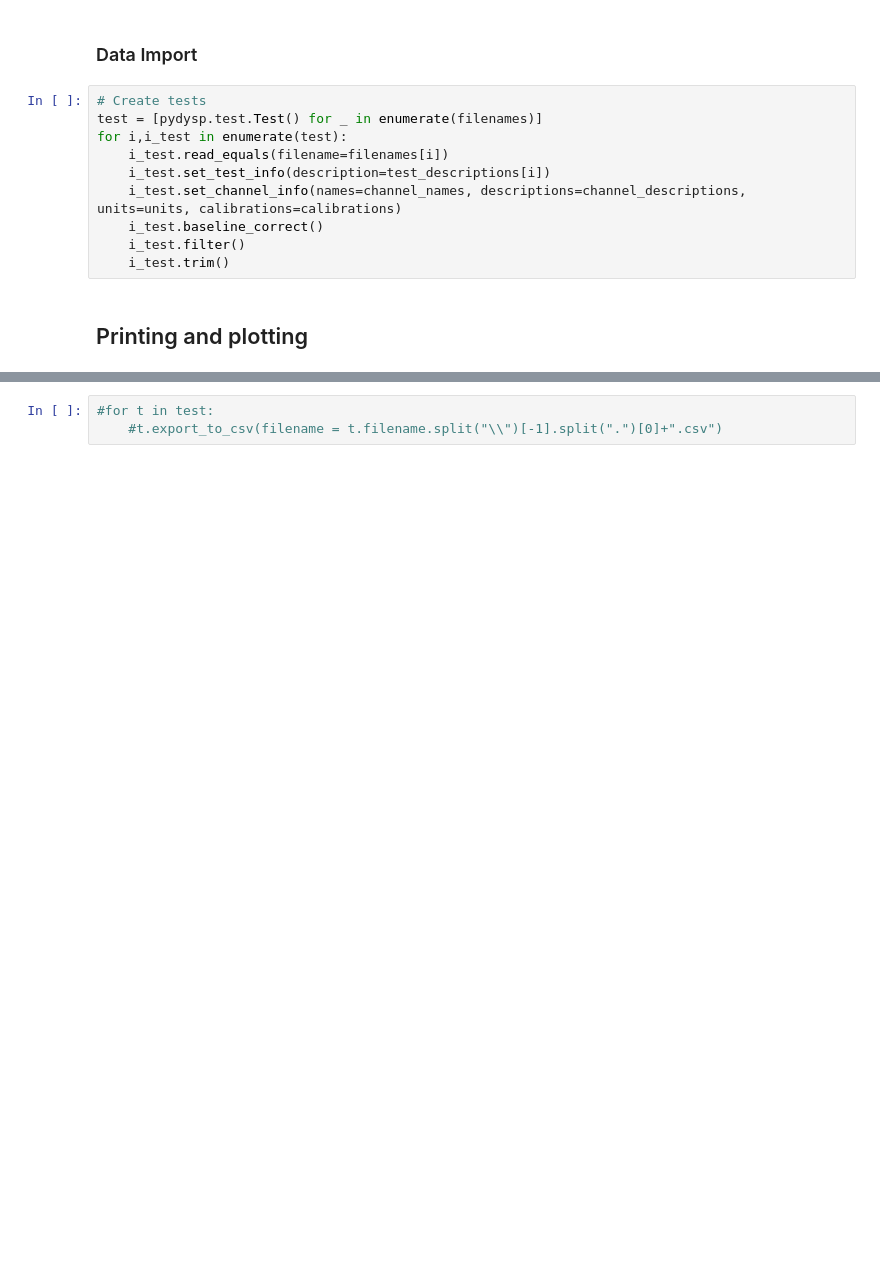
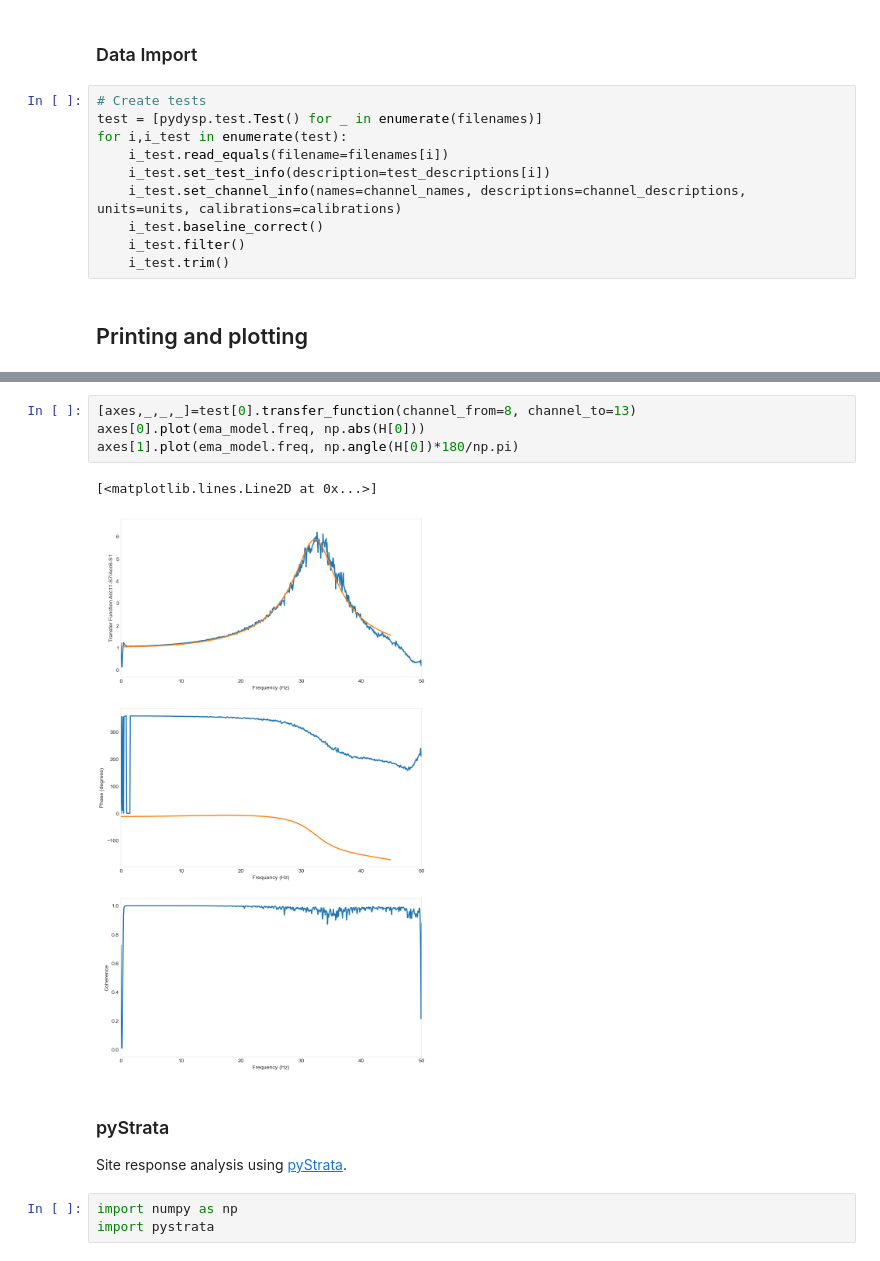
Before and after one commit to dkaramitros/pyDySP, a Jupyter notebook: examples/example_1.ipynb, the cells around one changed output, grey strips where cells are left out. Saved outputs shown, nothing was run; the diff lists cells and outputs as text; blank space fills up the shorter version.

```diff
--- a/examples/example_1.ipynb
+++ b/examples/example_1.ipynb
@@ -158,3 +224,13 @@ leg=ax.legend()
-# %%
-#for t in test:
-    #t.export_to_csv(filename = t.filename.split("\\")[-1].split(".")[0]+".csv")
+# %%
+[axes,_,_,_]=test[0].transfer_function(channel_from=8, channel_to=13)
+axes[0].plot(ema_model.freq, np.abs(H[0]))
+axes[1].plot(ema_model.freq, np.angle(H[0])*180/np.pi)
+# %% [output]
+[<matplotlib.lines.Line2D at 0x...>]
+[figure, added]
+# %% [markdown]
+### pyStrata
+Site response analysis using [pyStrata](https://github.com/arkottke/pystrata).
+# %%
+import numpy as np
+import pystrata
```
Also changed, not shown: parts of 18 cells of this notebook.
